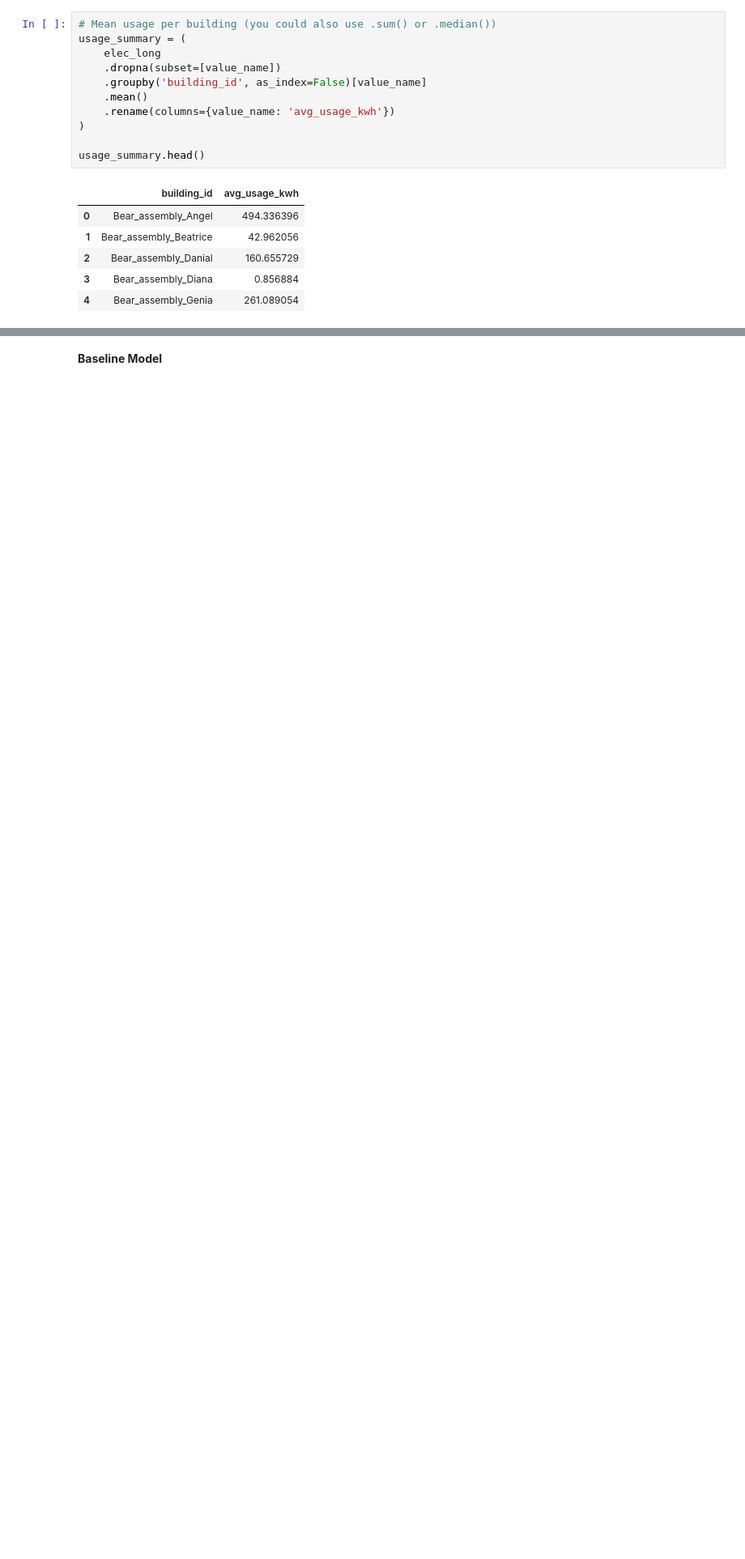
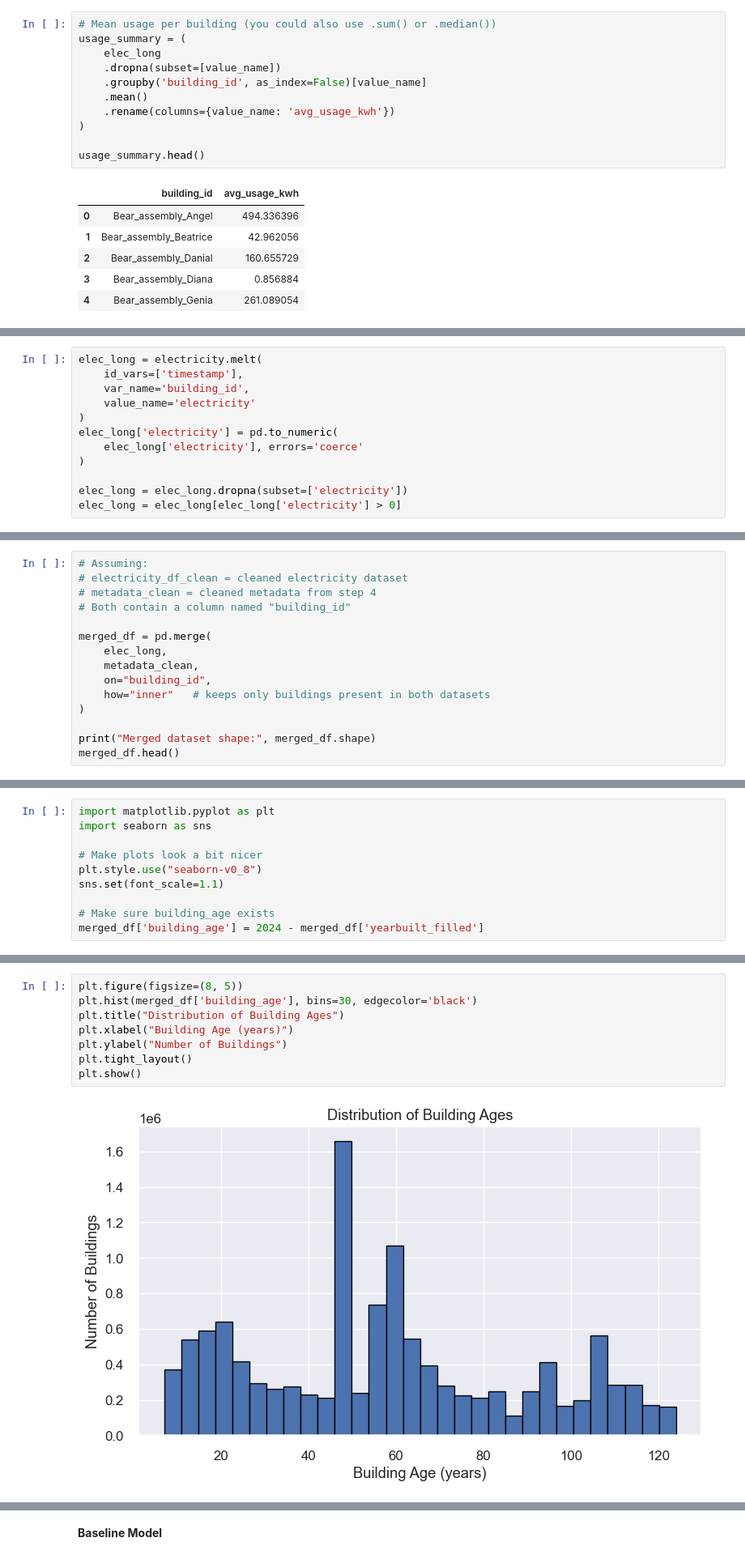
Before and after one commit to BadriAiman/cmse492_project, a Jupyter notebook: notebooks/exploratory/Preliminary_Analysis_and_Baseline.ipynb, the cells around one changed output, grey strips where cells are left out. Shown at 81% size. Saved outputs shown, nothing was run; the diff lists cells and outputs as text; blank space fills up the shorter version.

```diff
--- a/notebooks/exploratory/Preliminary_Analysis_and_Baseline.ipynb
+++ b/notebooks/exploratory/Preliminary_Analysis_and_Baseline.ipynb
@@ -114,0 +164,12 @@ dtype: int64
+# %%
+elec_long = electricity.melt(
+    id_vars=['timestamp'],
+    var_name='building_id',
+    value_name='electricity'
+)
+elec_long['electricity'] = pd.to_numeric(
+    elec_long['electricity'], errors='coerce'
+)
+
+elec_long = elec_long.dropna(subset=['electricity'])
+elec_long = elec_long[elec_long['electricity'] > 0]
@@ -114,0 +180,15 @@ dtype: int64
+# %%
+# Assuming:
+# electricity_df_clean = cleaned electricity dataset
+# metadata_clean = cleaned metadata from step 4
+# Both contain a column named "building_id"
+
+merged_df = pd.merge(
+    elec_long,
+    metadata_clean,
+    on="building_id",
+    how="inner"   # keeps only buildings present in both datasets
+)
+
+print("Merged dataset shape:", merged_df.shape)
+merged_df.head()
@@ -114,0 +206,10 @@ dtype: int64
+# %%
+import matplotlib.pyplot as plt
+import seaborn as sns
+
+# Make plots look a bit nicer
+plt.style.use("seaborn-v0_8")
+sns.set(font_scale=1.1)
+
+# Make sure building_age exists
+merged_df['building_age'] = 2024 - merged_df['yearbuilt_filled']
@@ -114,0 +218,10 @@ dtype: int64
+# %%
+plt.figure(figsize=(8, 5))
+plt.hist(merged_df['building_age'], bins=30, edgecolor='black')
+plt.title("Distribution of Building Ages")
+plt.xlabel("Building Age (years)")
+plt.ylabel("Number of Buildings")
+plt.tight_layout()
+plt.show()
+# %% [output]
+[figure, added]
```
Also changed, not shown: parts of 42 cells of this notebook, 2 other files.
